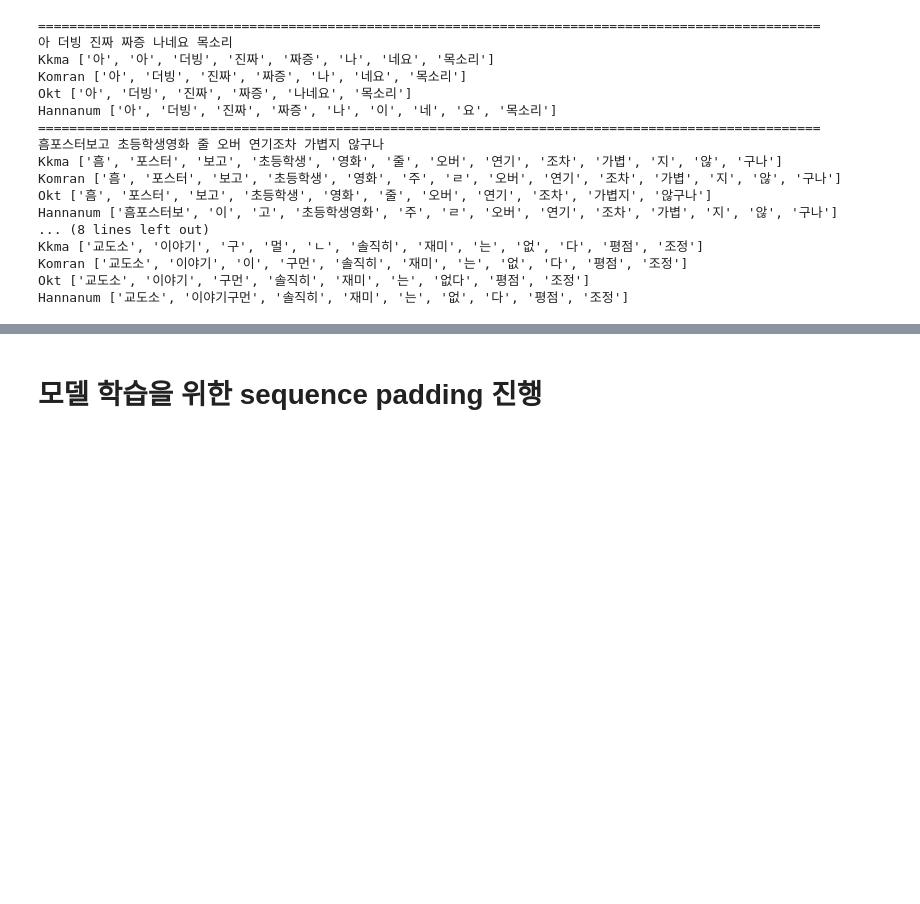
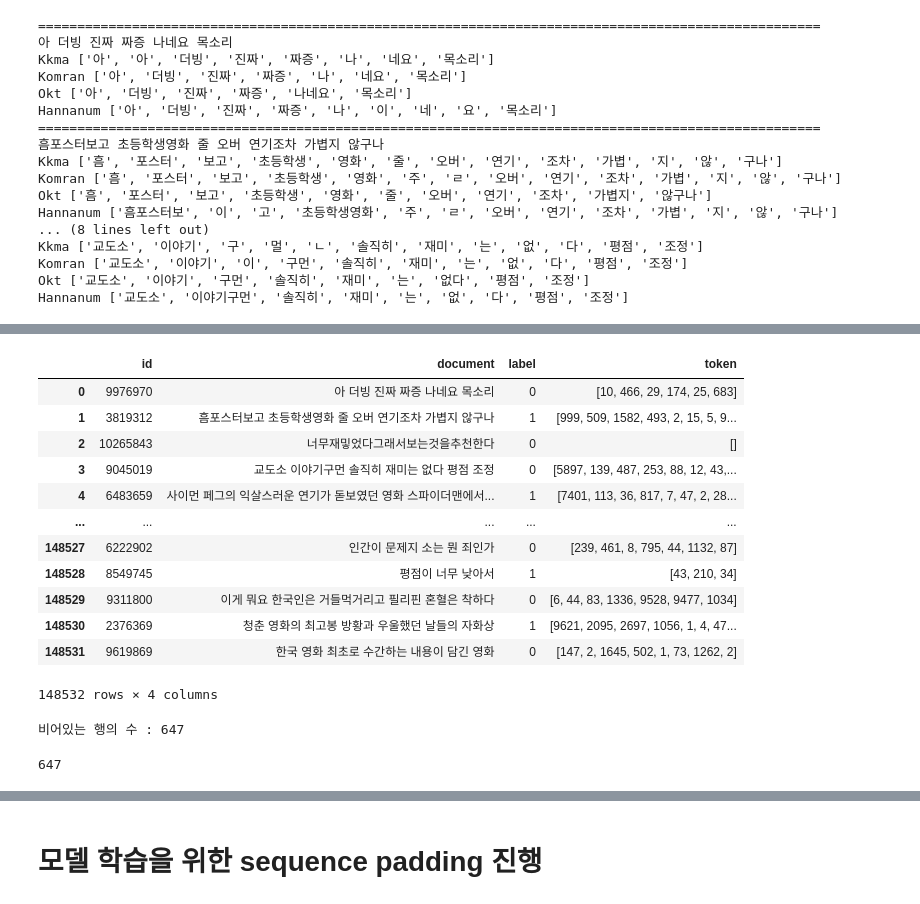
Before and after one commit to colinder/NaverMovieReviewNLP, a Jupyter notebook: NaverMovieReviewNLP.ipynb, the cells around one changed output, grey strips where cells are left out. Cells and saved outputs as stored; diff of their text form; code cells hidden in the pictures; blank space fills up the shorter version.

```diff
--- a/NaverMovieReviewNLP.ipynb
+++ b/NaverMovieReviewNLP.ipynb
@@ -180,0 +104,28 @@ dtype: int64
+# %%
+# 맞춤법 교정 - 계속
+## test_data 진행
+file = 'cor_test_data.txt'
+
+if os.path.isfile(file):
+    print(f'{file} 파일이 존재합니다. 불러옵니다.')
+    with gzip.open('cor_test_data.txt', 'rb') as f:
+        correction_test_document = pickle.load(f)
+        test_data['document'] = pd.DataFrame(correction_test_document)
+        print("파일을 불러왔습니다.")
+else:
+    correction_test_document = []
+    for i in tqdm(range(test_data.shape[0])):
+        try:
+            cor_doc = spell_checker.check(test_data['document'][i])
+            correction_test_document.append(cor_doc.checked)
+        except:
+            correction_test_document.append("")
+        # 35분 소요
+
+    # 생성된 리스트 파일로 저장
+    with gzip.open("cor_test_data.txt", 'wb') as F:
+        pickle.dump(correction_test_document, F, pickle.HIGHEST_PROTOCOL)
+        print("파일을 생성하였습니다.")
+
+
+test_data['document'] = pd.DataFrame(correction_test_document)
@@ -423,10 +377,30 @@ ex_train_data.to_csv("ex_train_data.csv", encoding='utf-8-sig')
+# %%
+embadding_train_data
+# %% [output]
+|  | id | document | label | token |
+| 0 | 9976970 | 아 더빙 진짜 짜증 나네요 목소리 | 0 | [10, 466, 29, 174, 25, 683] |
+| 1 | 3819312 | 흠포스터보고 초등학생영화 줄 오버 연기조차 가볍지 않구나 | 1 | [999, 509, 1582, 493, 2, 15, 5, 9... |
+| 2 | 10265843 | 너무재밓었다그래서보는것을추천한다 | 0 | [] |
+| 3 | 9045019 | 교도소 이야기구먼 솔직히 재미는 없다 평점 조정 | 0 | [5897, 139, 487, 253, 88, 12, 43,... |
+| 4 | 6483659 | 사이먼 페그의 익살스러운 연기가 돋보였던 영화 스파이더맨에서... | 1 | [7401, 113, 36, 817, 7, 47, 2, 28... |
+| ... | ... | ... | ... | ... |
+| 148527 | 6222902 | 인간이 문제지 소는 뭔 죄인가 | 0 | [239, 461, 8, 795, 44, 1132, 87] |
+| 148528 | 8549745 | 평점이 너무 낮아서 | 1 | [43, 210, 34] |
+| 148529 | 9311800 | 이게 뭐요 한국인은 거들먹거리고 필리핀 혼혈은 착하다 | 0 | [6, 44, 83, 1336, 9528, 9477, 1034] |
+| 148530 | 2376369 | 청춘 영화의 최고봉 방황과 우울했던 날들의 자화상 | 1 | [9621, 2095, 2697, 1056, 1, 4, 47... |
+| 148531 | 9619869 | 한국 영화 최초로 수간하는 내용이 담긴 영화 | 0 | [147, 2, 1645, 502, 1, 73, 1262, 2] |
+148532 rows × 4 columns
 # %%
 # 빈 리스트 행 확인
-train_drop = [i for i, v in enumerate(ex_train_data['token']) if v == []]
-test_drop = [i for i, v in enumerate(ex_test_data['token']) if v == []]
+train_drop = [i for i, v in enumerate(embadding_train_data['token']) if v == []]
+test_drop = [i for i, v in enumerate(embadding_test_data['token']) if v == []]
 
-print(len(train_drop))
-print(len(test_drop))
-print(train_drop)
+print('비어있는 행의 수 :', len(train_drop))
+# %% [output]
+비어있는 행의 수 : 647
+# %%
+len(train_drop)
+# %% [output]
+647
 # %%
 # 빈 리스트 행 제거 및 확인
```
Also changed, not shown: parts of 43 cells of this notebook, 9 other files.
